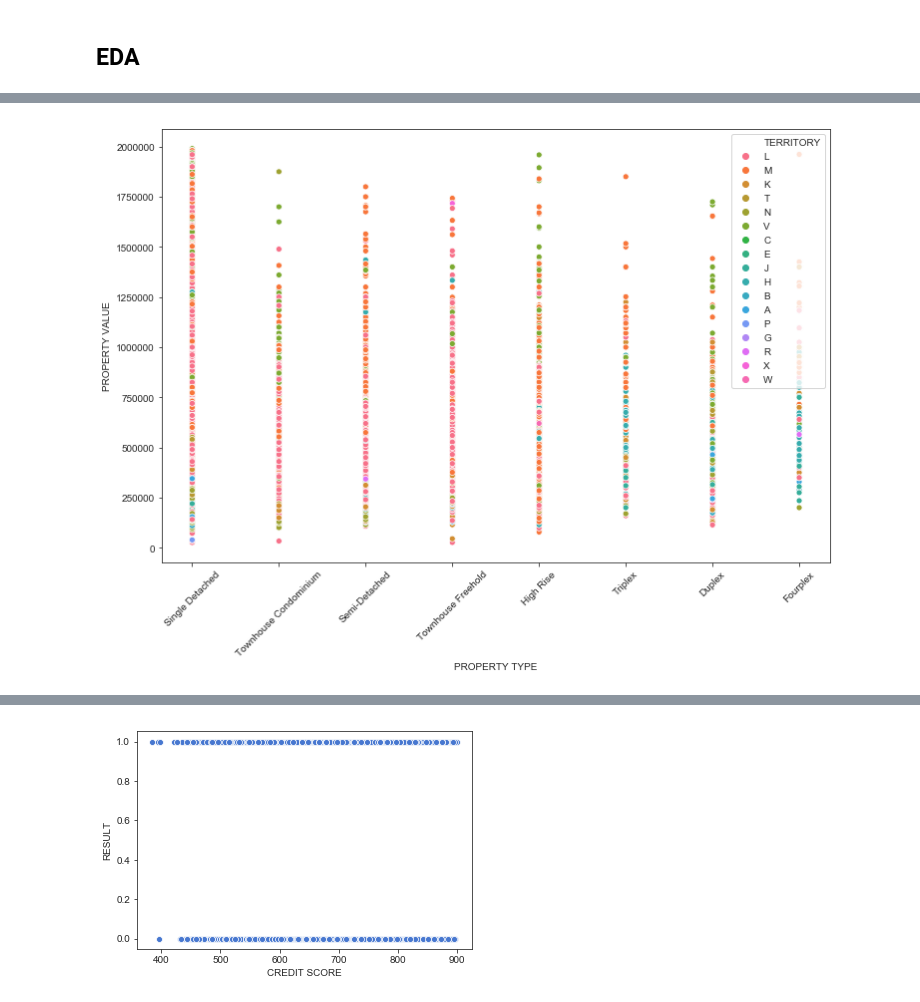
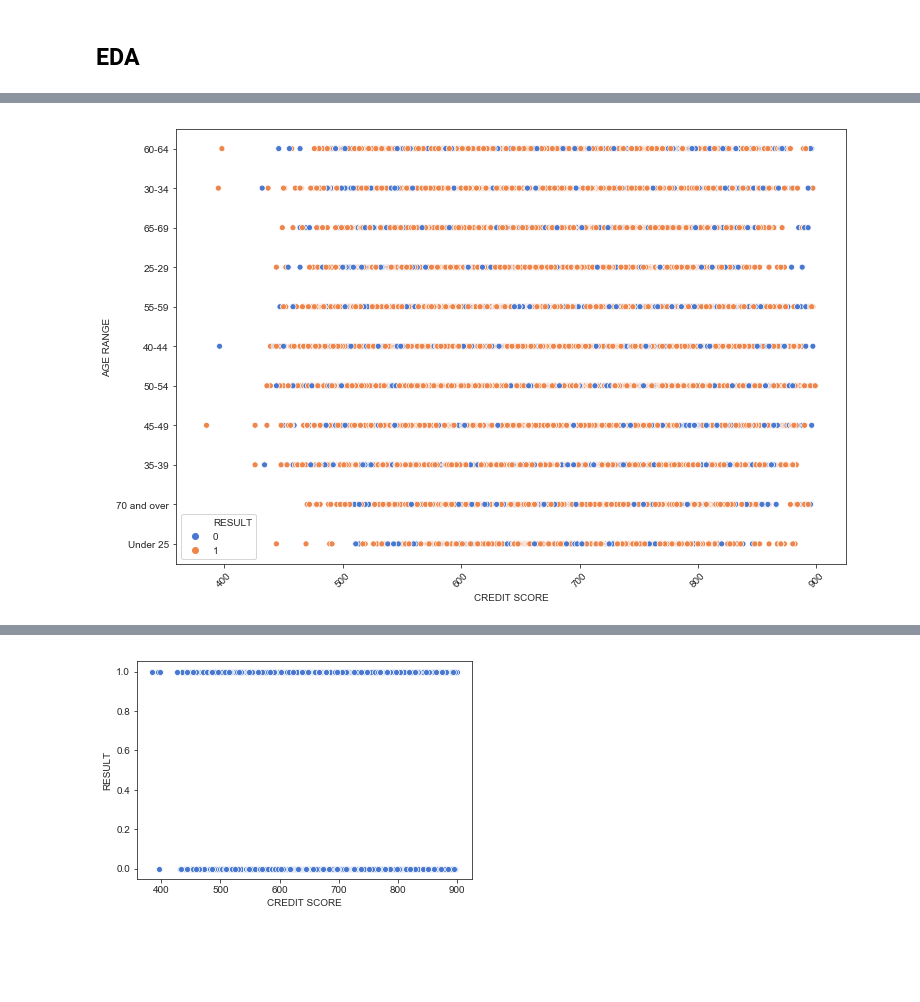
Before and after one commit to maks-p/cax_mortgage, a Jupyter notebook: data_scrub_eda.ipynb, the cells around one changed output, grey strips where cells are left out. Cells and saved outputs as stored; diff of their text form; code cells hidden in the pictures; blank space fills up the shorter version.

```diff
--- a/data_scrub_eda.ipynb
+++ b/data_scrub_eda.ipynb
@@ -102,10 +119,7 @@ def clean_data(df):
 
 df = clean_data(dfx)
 # %%
-# Drop significant Mortgage Amount & Property Value outliers
-
-from scipy.stats import zscore
-
+# Drop Mortgage Amount & Property Value outliers
 z_thresh = 3
 
 def remove_outliers(df):
@@ -116,9 +130,11 @@ def remove_outliers(df):
     df = df[(df['property_val_z'] <= z_thresh) & (df['mortgage_amt_z'] <= z_thresh)]
     df = df.drop(['mortgage_amt_z', 'property_val_z'], axis=1)
 
-    df = df[(df['RATE'] < 8) & (df['RATE'] > 3)]
+    df = df[(df['RATE'] < 9) & (df['RATE'] > 2.5)]
 
     df = df[(df['LTV'] < 200)]
+
+    df = df[(df['TDS'] < 100)]
 
     return df
 
@@ -175,26 +176,3 @@ list_cols
-# %%
-# Re-arrange Columns
-df = df[['PROPERTY VALUE',
- 'MORTGAGE PAYMENT',
- 'GDS',
- 'LTV',
- 'TDS',
- 'AMORTIZATION',
- 'MORTGAGE AMOUNT',
- 'RATE',
- 'MORTGAGE PURPOSE',
- 'PAYMENT FREQUENCY',
- 'PROPERTY TYPE',
- 'TERM',
- 'AGE RANGE',
- 'GENDER',
- 'INCOME',
- 'INCOME TYPE',
- 'NAICS CODE',
- 'CREDIT SCORE',
- 'TERRITORY',
- 'URBAN',
- 'RESULT']]
 # %%
 corr = df.corr()
 
@@ -270,8 +254,11 @@ sns.distplot(df['CREDIT SCORE']);
 # %%
-plt.figure(figsize=(12,8))
-sns.scatterplot(x="PROPERTY TYPE", y="PROPERTY VALUE",
-                hue = 'TERRITORY',
-                data=df)
-plt.xticks(rotation=45);
+def scatter_plot(col_1, col_2, col_hue, data):
+
+    plt.figure(figsize=(12,8))
+    sns.scatterplot(x=col_1, y=col_2, hue=col_hue, data=data)
+    plt.xticks(rotation=45)
+    plt.show();
+
+scatter_plot('CREDIT SCORE', 'AGE RANGE', 'RESULT', df[df['CREDIT SCORE'] > 0])
 # %% [output]
-[figure, old version]
+[figure, new version]
```
Also changed, not shown: parts of 167 cells of this notebook, 1 other file.
